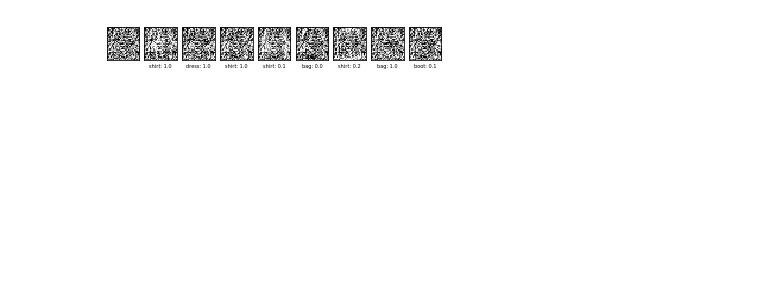
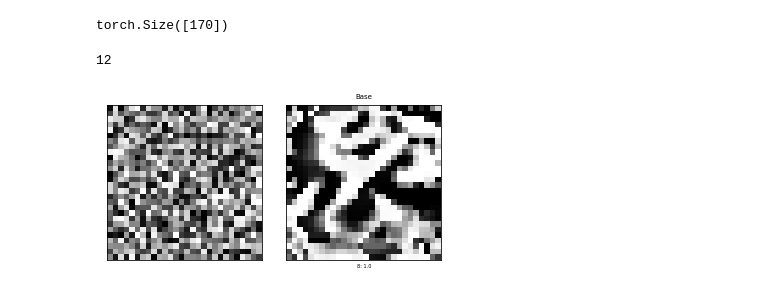
Before and after one commit to AlexMeinke/certified-certain-uncertainty, a Jupyter notebook: Figure 2 - GenSample.ipynb, the cells around one changed output. Cells and saved outputs as stored; diff of their text form; code cells hidden in the pictures; blank space fills up the shorter version.

```diff
--- a/Figure 2 - GenSample.ipynb
+++ b/Figure 2 - GenSample.ipynb
@@ -30,12 +30,13 @@ import utils.gmm_helpers as gmm_helpers
 
 import model_paths
 # %%
-dataset = 'CIFAR10'
+dataset = 'MNIST'
 
-file_dict = {'MNIST' :'samples_steps500_alpha3.0_restarts50_batches2_batch_size100_MNIST_2019-09-22 09:34:10.353696_MNIST.pth',
-             'FMNIST':'samples_steps500_alpha3.0_restarts50_batches2_batch_size100_FMNIST_2019-09-22 09:34:18.354363_FMNIST.pth',
-             'SVHN' : 'samples_steps500_alpha3.0_restarts50_batches2_batch_size100_SVHN_2019-09-22 09:34:26.830440_SVHN.pth',
-             'CIFAR10':'samples_steps500_alpha3.0_restarts50_batches2_batch_size100_CIFAR10_2019-09-22 09:34:35.708257_CIFAR10.pth',
+file_dict = {'MNIST' :'samples_steps500_alpha3.0_restarts50_batches2_batch_size100_MNIST_2019-11-08 08:46:38.902661_MNIST.pth',
+             'FMNIST':'samples_steps500_alpha3.0_restarts50_batches2_batch_size100_FMNIST_2019-11-08 12:10:48.877278_FMNIST.pth',
+             'SVHN' : 'samples_steps500_alpha3.0_restarts50_batches2_batch_size100_SVHN_2019-11-08 14:45:10.708336_SVHN.pth',
+             'CIFAR10':'samples_steps500_alpha3.0_restarts50_batches2_batch_size100_CIFAR10_2019-11-08 08:46:55.962307_CIFAR10.pth',
+             'CIFAR100':'samples_steps500_alpha3.0_restarts50_batches2_batch_size100_CIFAR100_2019-11-10 17:12:27.811439_CIFAR100.pth',
             }
 
 file = file_dict[dataset]
@@ -68,8 +70,15 @@ medians = [tt.get_mean(model.to(device), device, model_params.test_loader).item(
            for model in model_list]
 model_list = [model.cpu() for model in model_list]
+# %%
+conf[7][0:170].shape
+# %% [output]
+torch.Size([170])
 # %%
 conf = torch.stack([y[0] for y in Y], 0)
 index = conf.exp().sum(0).argmax()
+index = 12
+#index = conf.exp()[7][0:170].argmax()
+print(index)
 #index = 10
 
 if dataset in ['MNIST', 'FMNIST']:
@@ -78,6 +87,8 @@ elif dataset in ['CIFAR10', 'SVHN', 'CIFAR100']:
     seed = batch.seeds.view(-1,3,32,32)[index]
 
 adv_noise = noise[:,index]
+# %% [output]
+12
 # %%
 model_names = list(model_path.file_dict.keys())[:-1]
 
@@ -99,36 +110,36 @@ for i in range(num_of_models):
         #plt.ylabel(' ' + dataset + '\n', rotation=90, horizontalalignment='left', va='center',
         #           fontsize=14, position=(0,0))
 
     if dataset in ['MNIST', 'SVHN']:
         string = model_names[i] + '\n'
     else:
         string = ''
 
     subtitle_string = ( str(plotting.classes_dict[dataset][pred[i]] )
                        + ": %.1f" % conf[i][index].exp().item() )
 
     title_string = model_names[i]
 
     if dataset=='MNIST':
         plt.title(title_string, fontsize=7)
     #plt.title(string)
     plt.xlabel(subtitle_string, fontsize=5)
 
     if dataset in ['MNIST', 'FMNIST']:
         plt.imshow(adv_noise[i].squeeze().detach().cpu(), cmap='gray', interpolation='none')
     elif dataset in ['CIFAR10', 'SVHN', 'CIFAR100']:
         plt.imshow(adv_noise[i].transpose(0,2).transpose(0,1).detach().cpu(), interpolation='none')
     plt.xticks([])
     plt.yticks([])
 
 # plt.tight_layout()
 plt.subplots_adjust(left=None, bottom=None, right=None, top=None, wspace=.16, hspace=None)
 myplot = plt.gcf()
 
-myplot.savefig('results/' + dataset + '_sample_all_models' + '.eps', format='eps',
-               bbox_inches = 'tight', pad_inches = .01)
+#myplot.savefig('results/' + dataset + '_sample_all_models' + '.eps', format='eps',
+#               bbox_inches = 'tight', pad_inches = .01)
 # %% [output]
-[figure, old version]
+[figure, new version]
 # %%
 model_names = list(model_path.file_dict.keys())
 model_names =  ['Base', 'MCD', 'GAN', 'ODIN', 'Maha', 'ACET', 'OE', 'CCU', 'CCUs']
```
Also changed, not shown: parts of 3 cells of this notebook, 10 other files.
